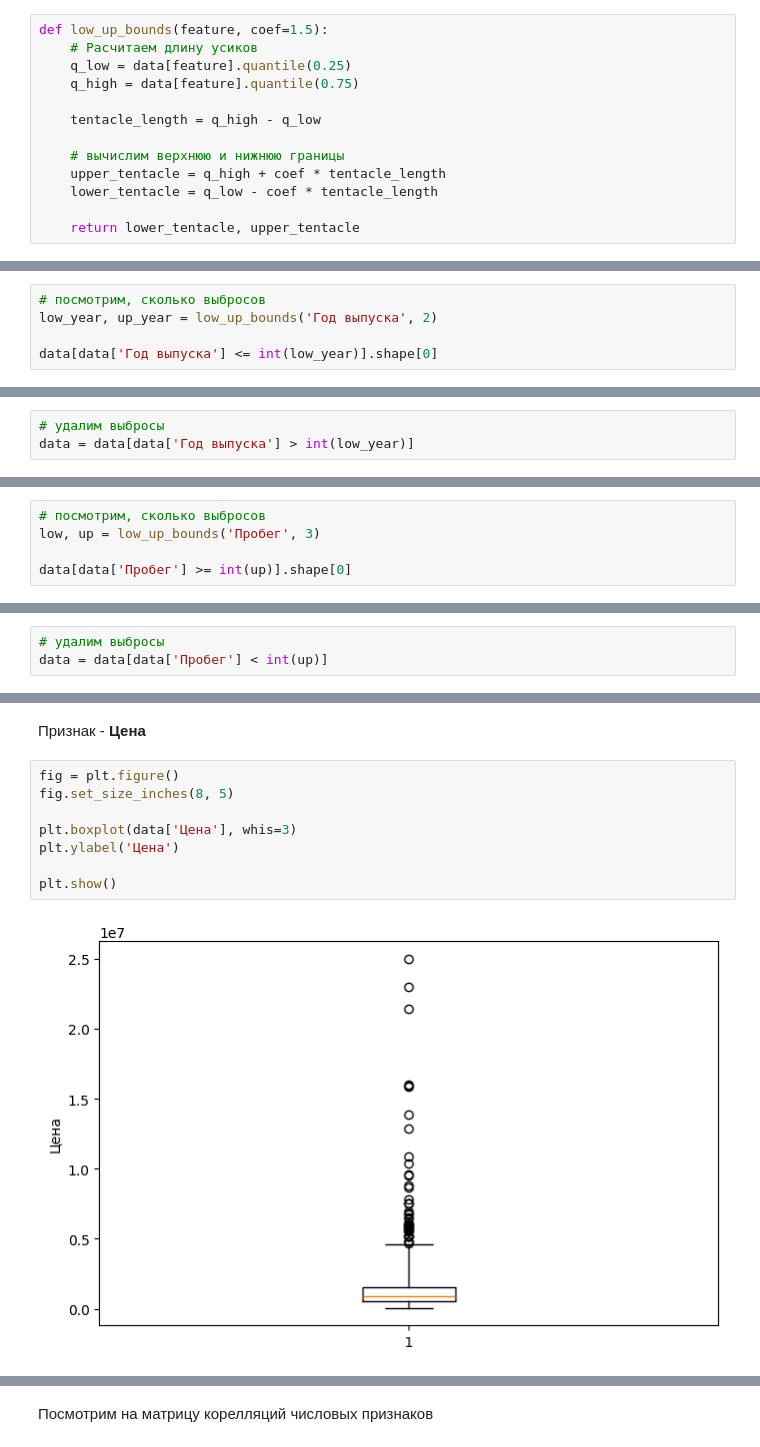
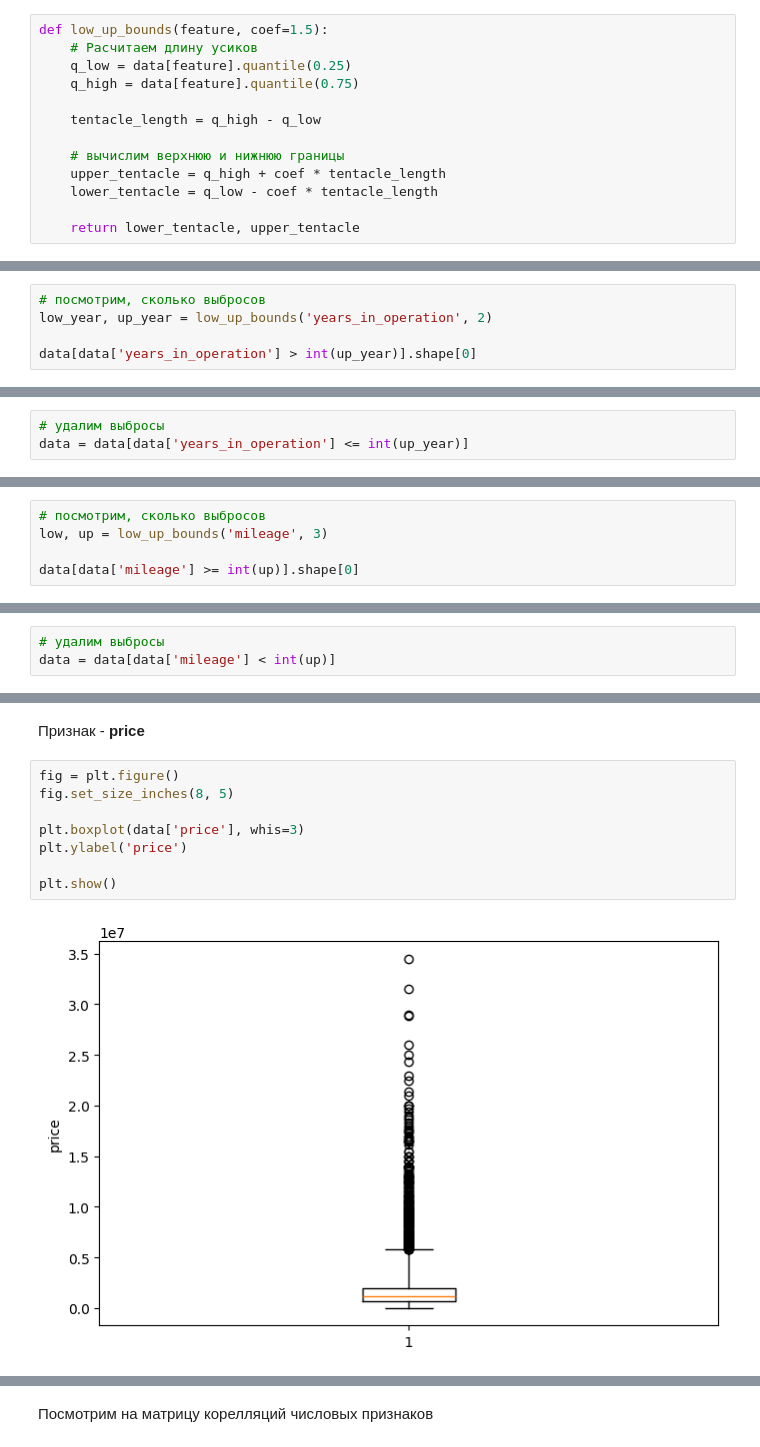
Before and after one commit to DmitryKolbanov/data-science-projects, a Jupyter notebook: car_price/notebooks/data_prep.ipynb, the cells around one changed output, grey strips where cells are left out. Saved outputs shown, nothing was run; the diff lists cells and outputs as text.

```diff
--- a/car_price/notebooks/data_prep.ipynb
+++ b/car_price/notebooks/data_prep.ipynb
@@ -338,6 +372,6 @@ plt.show()
 # %%
 # посмотрим, сколько выбросов
-low_year, up_year = low_up_bounds('Год выпуска', 2)
+low_year, up_year = low_up_bounds('years_in_operation', 2)
 
-data[data['Год выпуска'] <= int(low_year)].shape[0]
+data[data['years_in_operation'] > int(up_year)].shape[0]
 # %% [output]
@@ -345,6 +379,6 @@ data[data['Год выпуска'] <= int(low_year)].shape[0]
 # %%
 # удалим выбросы
-data = data[data['Год выпуска'] > int(low_year)]
+data = data[data['years_in_operation'] <= int(up_year)]
 # %%
 data.shape
 # %% [output]
@@ -364,6 +398,6 @@ plt.show()
 # %%
 # посмотрим, сколько выбросов
-low, up = low_up_bounds('Пробег', 3)
+low, up = low_up_bounds('mileage', 3)
 
-data[data['Пробег'] >= int(up)].shape[0]
+data[data['mileage'] >= int(up)].shape[0]
 # %% [output]
@@ -371,6 +405,6 @@ data[data['Пробег'] >= int(up)].shape[0]
 # %%
 # удалим выбросы
-data = data[data['Пробег'] < int(up)]
+data = data[data['mileage'] < int(up)]
 # %%
 data.shape
 # %% [output]
@@ -378,14 +412,14 @@ data.shape
 # %% [markdown]
-Признак - **Цена**
+Признак - **price**
 # %%
 fig = plt.figure()
 fig.set_size_inches(8, 5)
 
-plt.boxplot(data['Цена'], whis=3)
-plt.ylabel('Цена')
+plt.boxplot(data['price'], whis=3)
+plt.ylabel('price')
 
 plt.show()
 # %% [output]
-[figure, old version]
+[figure, new version]
 # %%
 # посмотрим, сколько выбросов
```
Also changed, not shown: parts of 101 cells of this notebook.
